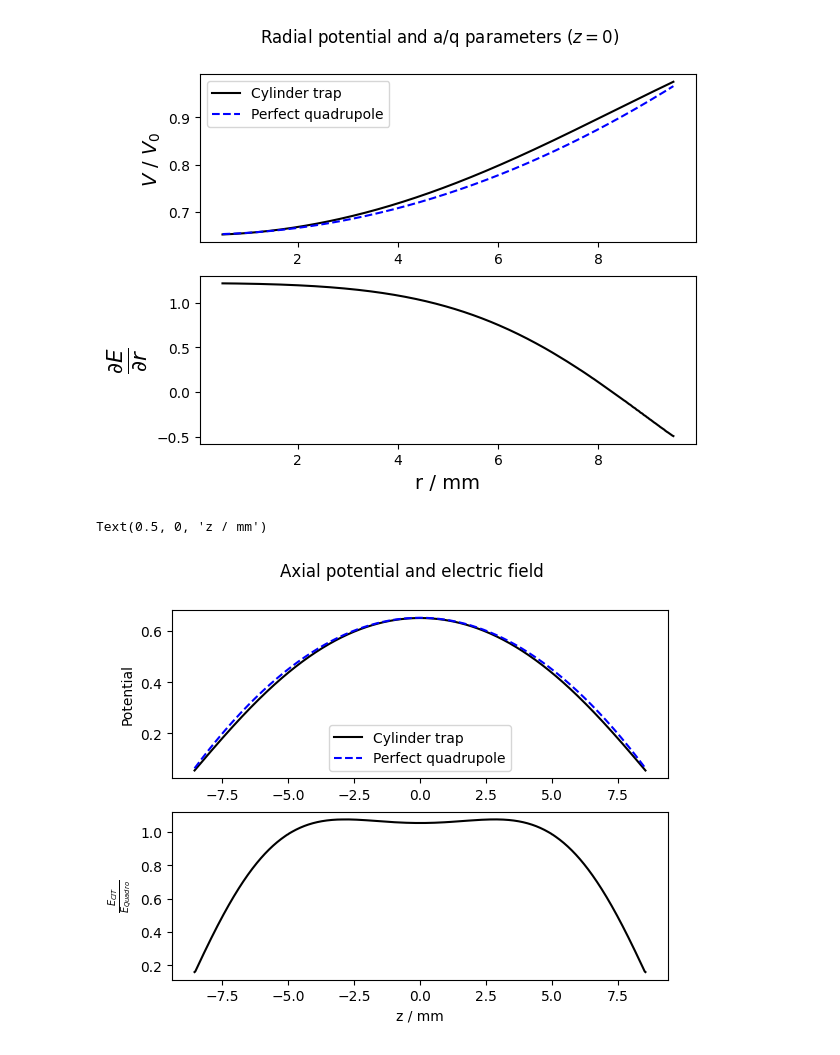
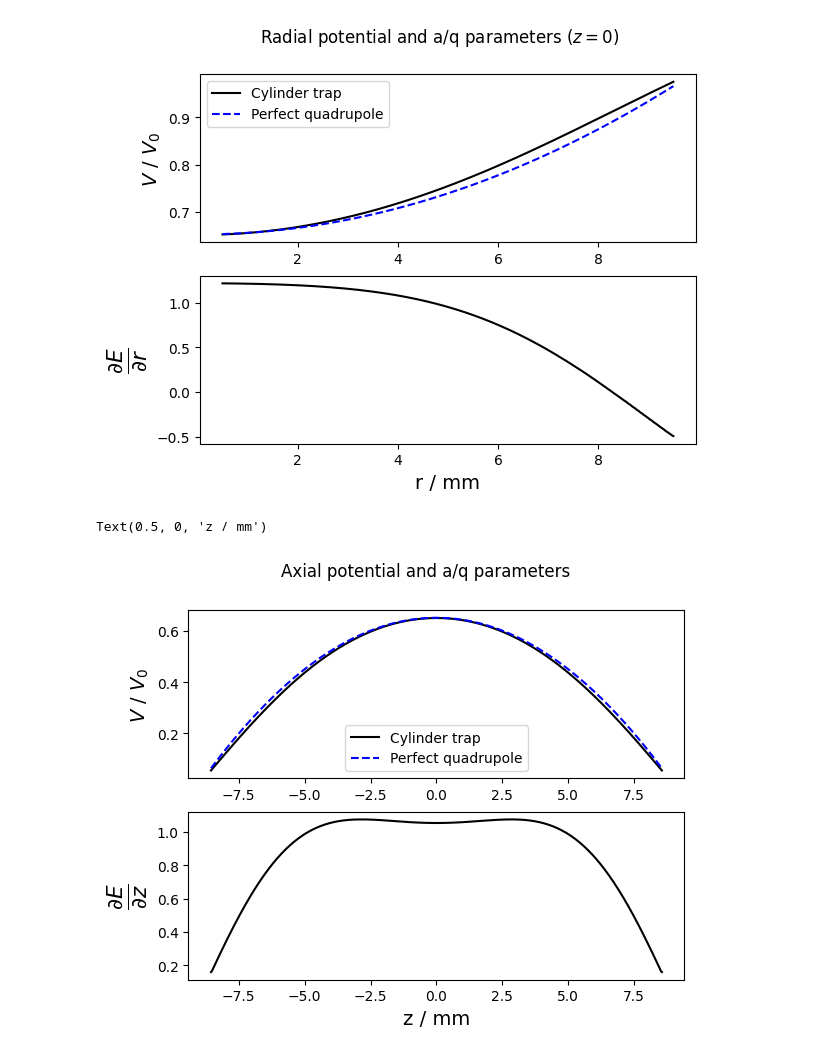
Before and after one commit to EmilLenler/PhD-Work, a Jupyter notebook: Lab Stuff/ESI/CIT Simulations/CIT_Calculations.ipynb, the cells around one changed output. Cells and saved outputs as stored; diff of their text form; code cells hidden in the pictures.

```diff
--- a/Lab Stuff/ESI/CIT Simulations/CIT_Calculations.ipynb
+++ b/Lab Stuff/ESI/CIT Simulations/CIT_Calculations.ipynb
@@ -47,20 +47,20 @@ Text(0.5, 0, 'r / mm')
 # %%
 figz,axz = plt.subplots(2,1)
 
 
 axz[0].plot(zs*1e3,VZs, 'k', label = 'Cylinder trap')
 axz[0].plot(zs*1e3, VRs[0] -VRs[0]*(zs/CylinderTrap.z0)**2, 'b--', label = 'Perfect quadrupole')
 
 axz[1].plot(zs*1e3,np.gradient((np.gradient(VZs,spacing)),spacing)/np.gradient(np.gradient(VRs[0] -VRs[0]*(zs/CylinderTrap.z0)**2,spacing),spacing),'k')
 # axz[1].plot(rs*1e3,np.gradient(VRs[0] + (1-VRs[0])*(rs/CylinderTrap.r0)**2), 'b--', label = 'Perfect quadrupole')
 
 axz[0].legend()
 figz.suptitle('Axial potential and a/q parameters ')
 
-axr[0].set_ylabel(r'$V$ / $V_0$',fontsize = fsize)
-axr[1].set_ylabel(r'$\frac{\partial E}{\partial r}$',fontsize = 22)
-axr[1].set_xlabel('r / mm',fontsize = fsize)
+axz[0].set_ylabel(r'$V$ / $V_0$',fontsize = fsize)
+axz[1].set_ylabel(r'$\frac{\partial E}{\partial z}$',fontsize = 22)
+axz[1].set_xlabel('z / mm',fontsize = fsize)
 # %% [output]
 Text(0.5, 0, 'z / mm')
-[figure, old version]
+[figure, new version]
 # %%
```
Also changed, not shown: parts of 2 cells of this notebook, 2 other files.
